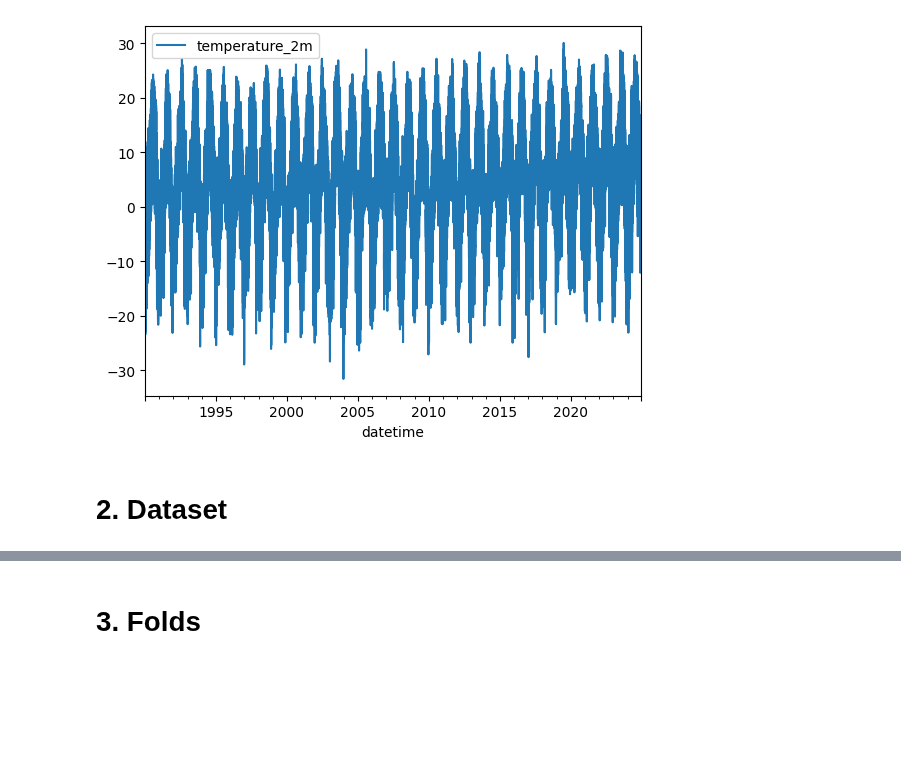
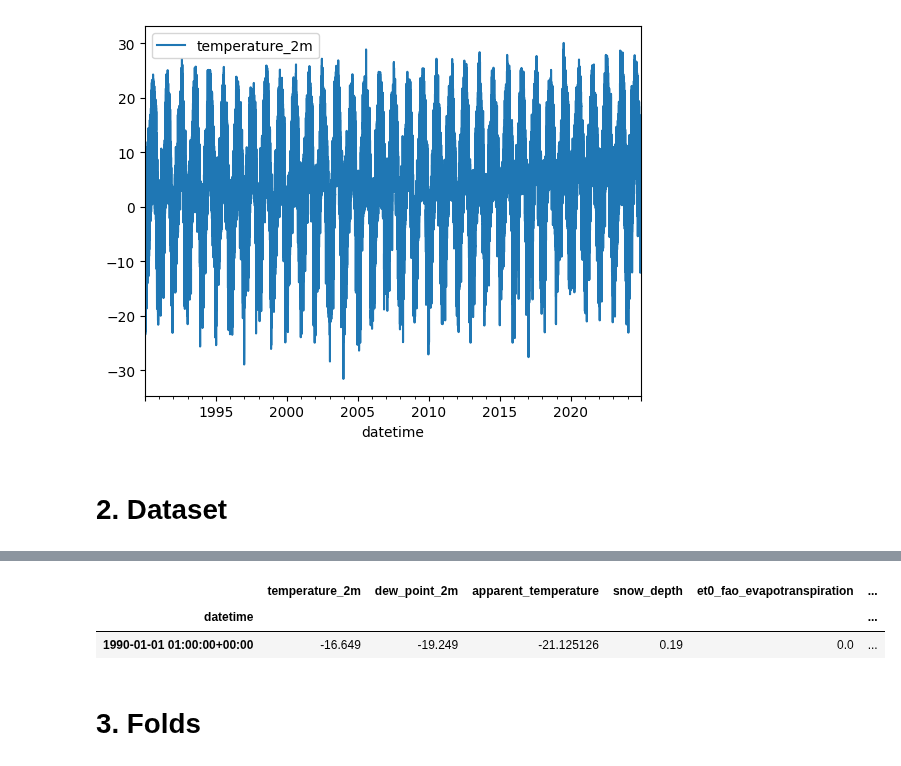
Before and after one commit to MadMax1995bb/powder_alert2.0, a Jupyter notebook: notebooks/notebook_model_DL_temperature.ipynb, the cells around one changed output, grey strips where cells are left out. Cells and saved outputs as stored; diff of their text form; code cells hidden in the pictures; blank space fills up the shorter version.

```diff
--- a/notebooks/notebook_model_DL_temperature.ipynb
+++ b/notebooks/notebook_model_DL_temperature.ipynb
@@ -122,3 +102,0 @@ df.head(1)
-# %%
-df = df.drop(columns='date')
-df.shape
@@ -127,6 +103,12 @@ df.shape
 # %%
-features = ['temperature_2m', 'dew_point_2m', 'apparent_temperature',
-         'snow_depth', 'et0_fao_evapotranspiration',
-         'vapour_pressure_deficit', 'soil_temperature_0_to_7cm',
-         'soil_temperature_7_to_28cm', 'soil_temperature_28_to_100cm',
-         'month_cos']
+features = [
+    "temperature_2m",
+    "dew_point_2m",
+    "apparent_temperature",
+    "snow_depth",
+    "et0_fao_evapotranspiration",
+    "vapour_pressure_deficit",
+    "soil_temperature_0_to_7cm",
+    "soil_temperature_7_to_28cm",
+    "soil_temperature_28_to_100cm",
+    "month_cos"]
@@ -138,3 +115,11 @@ features = ['temperature_2m', 'dew_point_2m', 'apparent_temperature',
+# %%
+features = [col for col in features if col in df.columns]
+df = df[features]
+df.head(1)
+# %% [output]
+|  | temperature_2m | dew_point_2m | apparent_temperature | snow_depth | et0_fao_evapotranspiration | ... |
+| datetime |  |  |  |  |  | ... |
+| 1990-01-01 01:00:00+00:00 | -16.649 | -19.249 | -21.125126 | 0.19 | 0.0 | ... |
 # %% [markdown]
 # 3. Folds
 # %%
```
Also changed, not shown: parts of 18 cells of this notebook, 1 other file.
